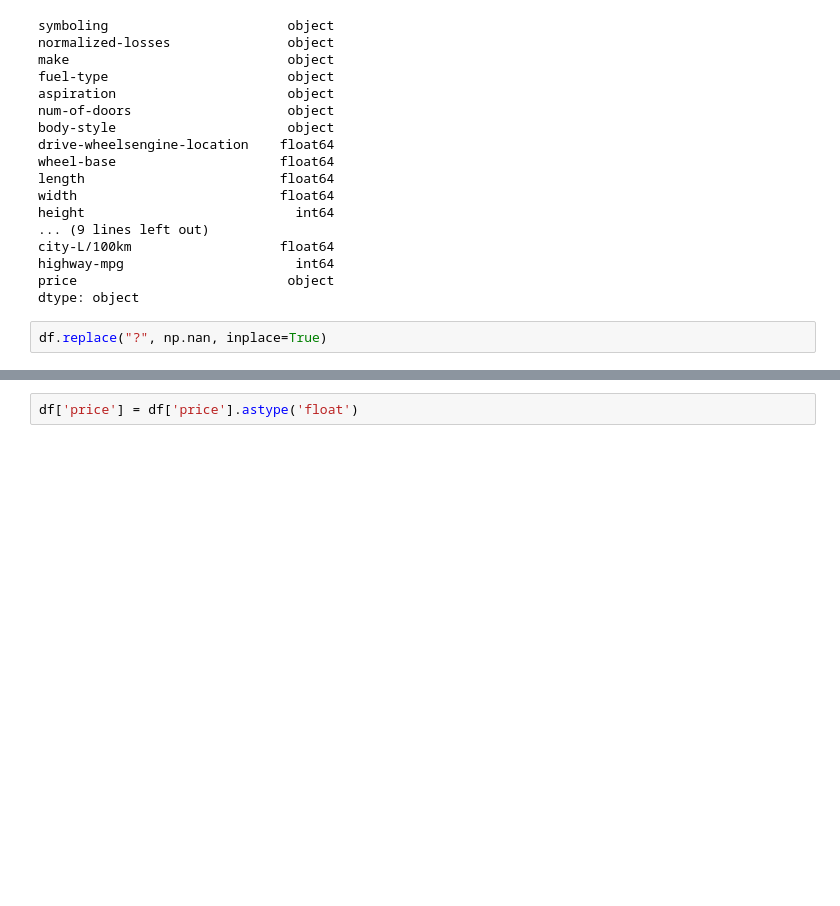
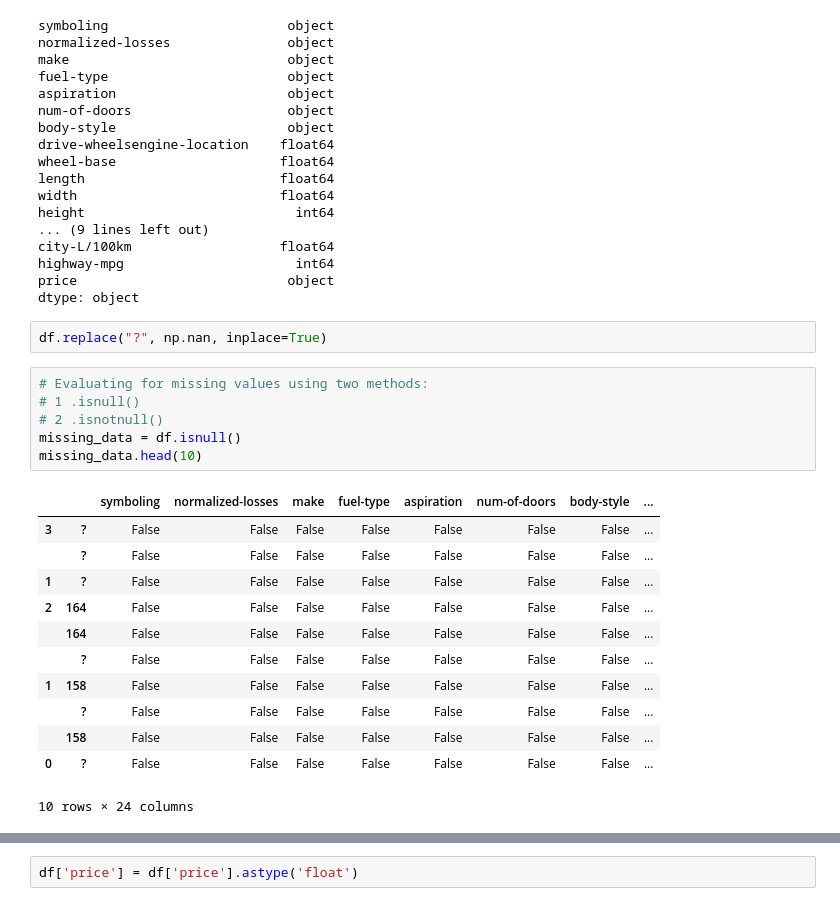
Before and after one commit to patilmanas04/Data-Analysis-with-Python, a Jupyter notebook: Module 2/Data formatting in python/data_formatting.ipynb, the cells around one changed output, grey strips where cells are left out. Cells and saved outputs as stored; diff of their text form; blank space fills up the shorter version.

```diff
--- a/Module 2/Data formatting in python/data_formatting.ipynb
+++ b/Module 2/Data formatting in python/data_formatting.ipynb
@@ -63,3 +68,22 @@ price                           object
 dtype: object
 # %%
 df.replace("?", np.nan, inplace=True)
+# %%
+# Evaluating for missing values using two methods:
+# 1 .isnull()
+# 2 .isnotnull()
+missing_data = df.isnull()
+missing_data.head(10)
+# %% [output]
+|  |  | symboling | normalized-losses | make | fuel-type | aspiration | num-of-doors | body-style | ... |
+| 3 | ? | False | False | False | False | False | False | False | ... |
+|  | ? | False | False | False | False | False | False | False | ... |
+| 1 | ? | False | False | False | False | False | False | False | ... |
+| 2 | 164 | False | False | False | False | False | False | False | ... |
+|  | 164 | False | False | False | False | False | False | False | ... |
+|  | ? | False | False | False | False | False | False | False | ... |
+| 1 | 158 | False | False | False | False | False | False | False | ... |
+|  | ? | False | False | False | False | False | False | False | ... |
+|  | 158 | False | False | False | False | False | False | False | ... |
+| 0 | ? | False | False | False | False | False | False | False | ... |
+10 rows × 24 columns
```
Also changed, not shown: parts of 2 cells of this notebook, 16 other files.
